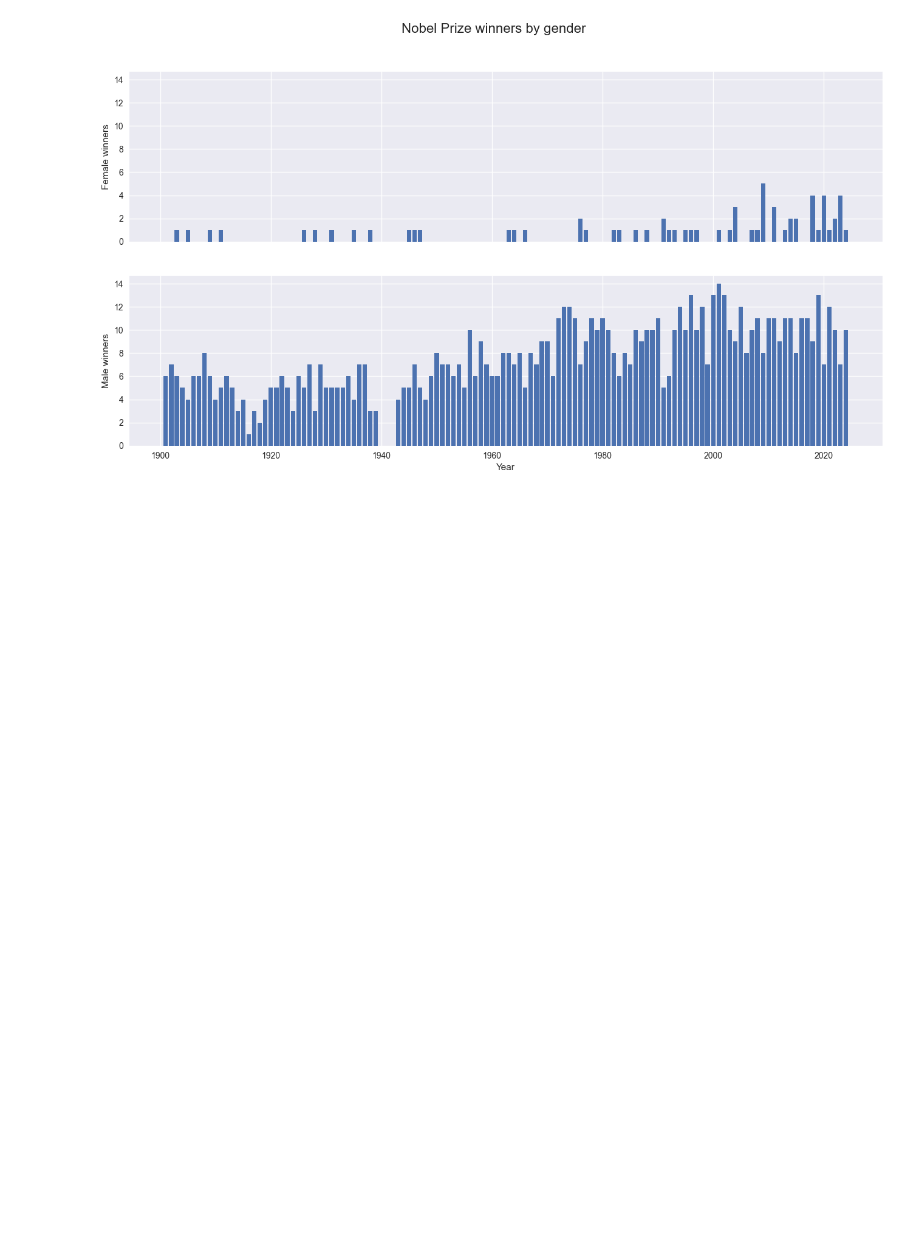
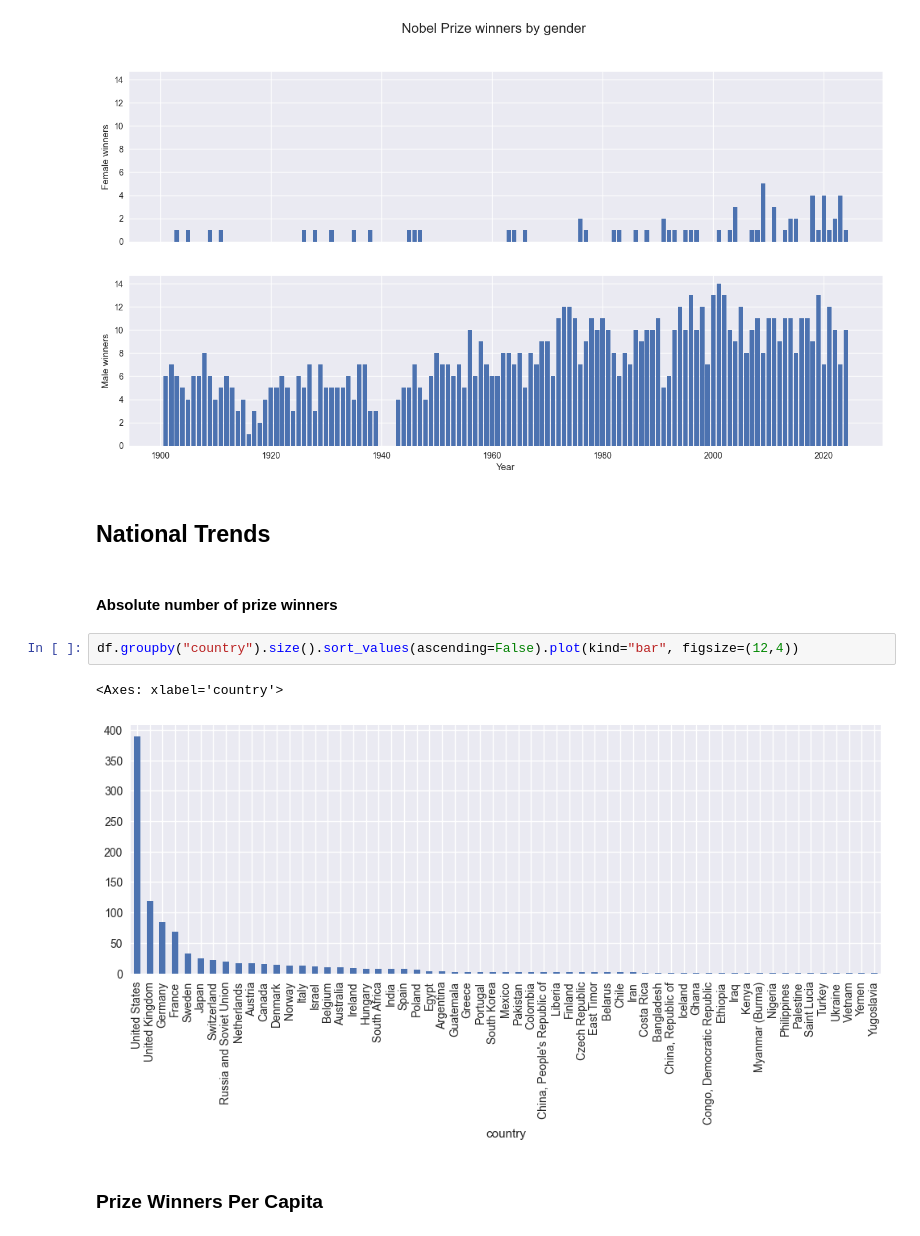
Before and after one commit to MSulSal/nobel-data-exploration, a Jupyter notebook: Nobel Winners Data Exploration.ipynb, the cells around one changed output. Saved outputs shown, nothing was run; the diff lists cells and outputs as text; blank space fills up the shorter version.

```diff
--- a/Nobel Winners Data Exploration.ipynb
+++ b/Nobel Winners Data Exploration.ipynb
@@ -174,3 +174,14 @@ ax_m.set_xlabel("Year")
 # %% [output]
 Text(0.5, 0, 'Year')
 [figure]
+# %% [markdown]
+## National Trends
+# %% [markdown]
+#### Absolute number of prize winners
+# %%
+df.groupby("country").size().sort_values(ascending=False).plot(kind="bar", figsize=(12,4))
+# %% [output]
+<Axes: xlabel='country'>
+[figure, added]
+# %% [markdown]
+### Prize Winners Per Capita
```
Also changed, not shown: parts of 9 cells of this notebook, 1 other file.
